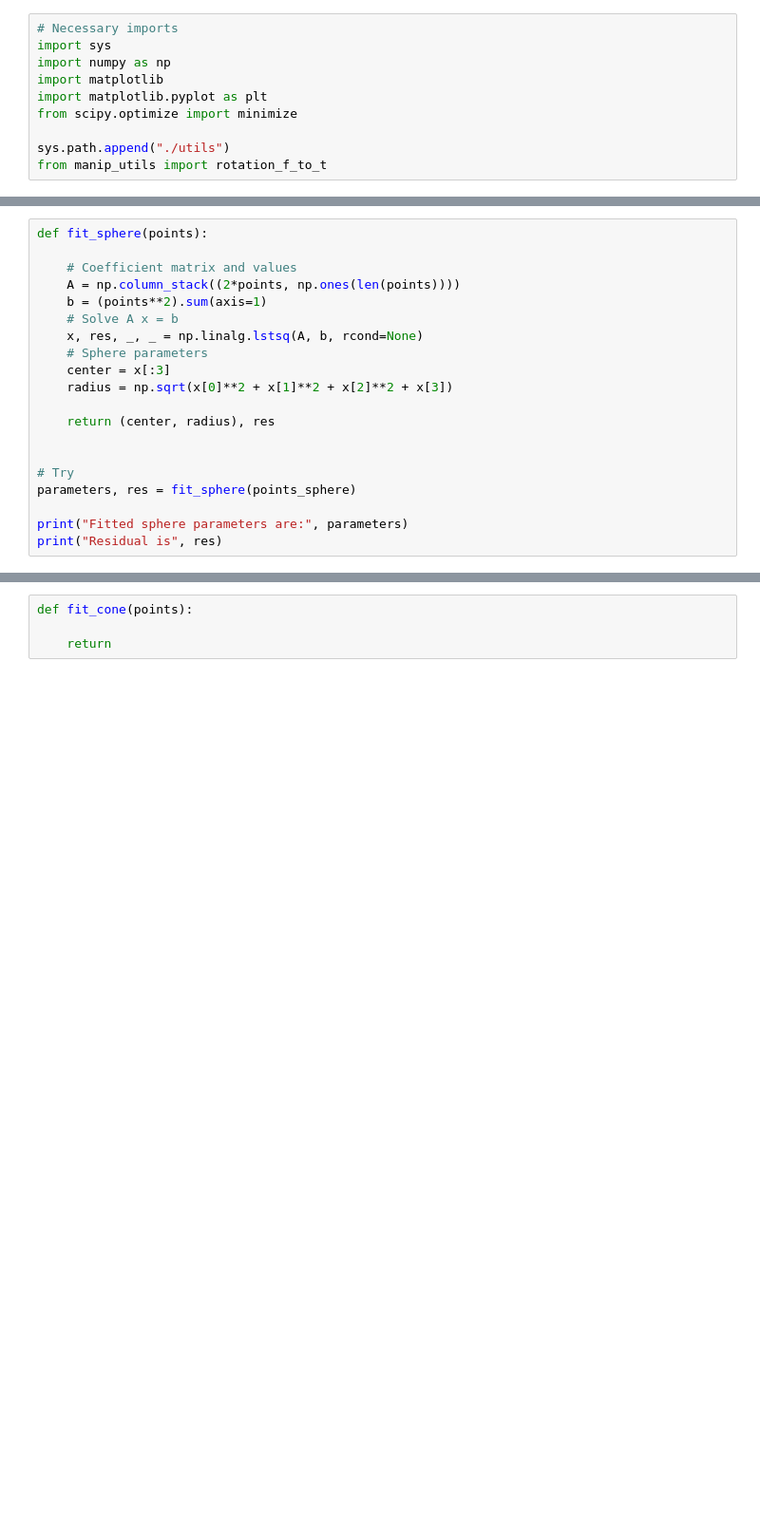
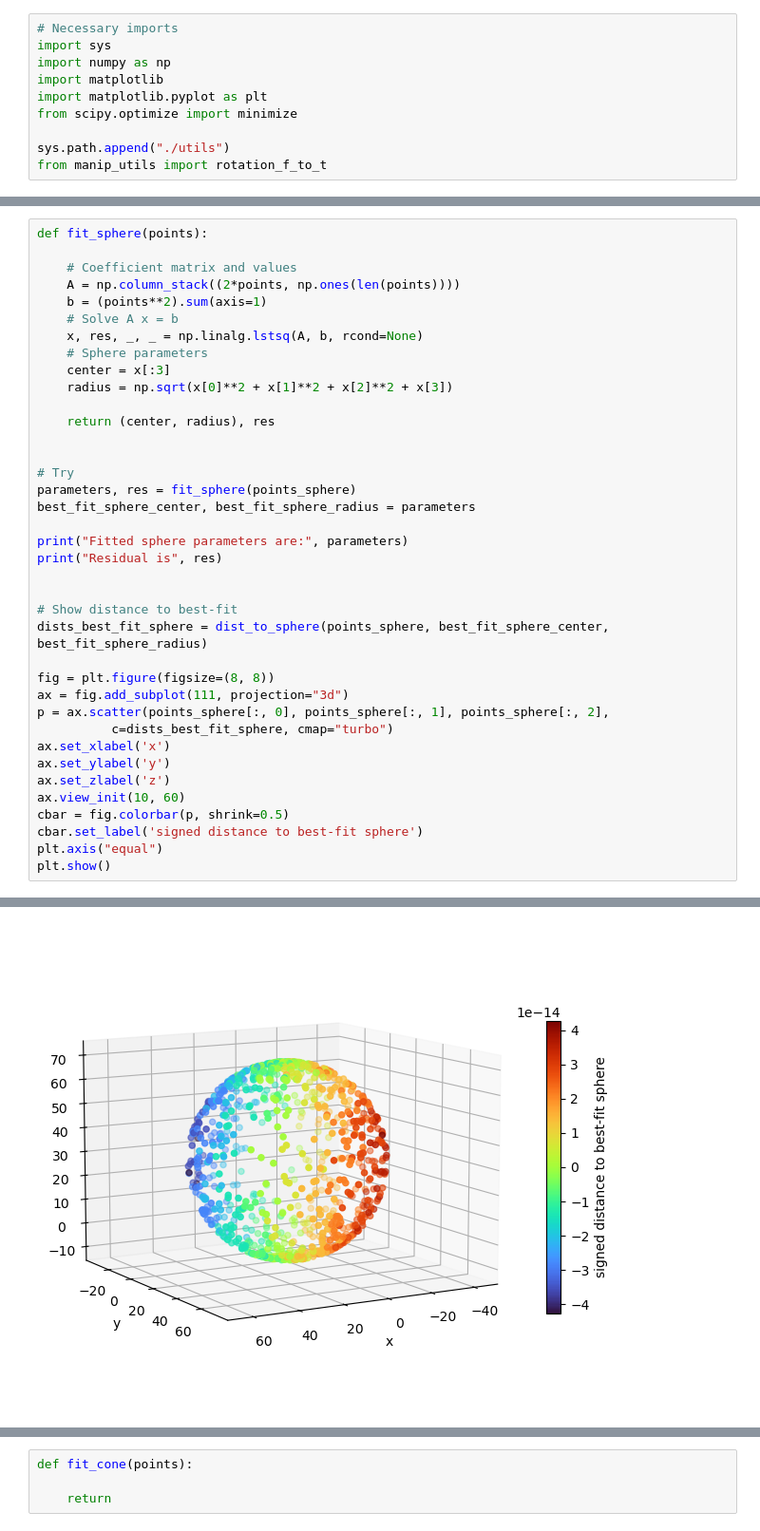
Before and after one commit to jlgregorio/tutorials-pointcloud-python, a Jupyter notebook: 5.primitive_fitting.ipynb, the cells around one changed output, grey strips where cells are left out. Shown at 95% size. Cells and saved outputs as stored; diff of their text form; blank space fills up the shorter version.

```diff
--- a/5.primitive_fitting.ipynb
+++ b/5.primitive_fitting.ipynb
@@ -236,7 +338,25 @@ def fit_sphere(points):
 
 # Try
 parameters, res = fit_sphere(points_sphere)
+best_fit_sphere_center, best_fit_sphere_radius = parameters
 
 print("Fitted sphere parameters are:", parameters)
 print("Residual is", res)
+
+
+# Show distance to best-fit
+dists_best_fit_sphere = dist_to_sphere(points_sphere, best_fit_sphere_center, best_fit_sphere_radius)
+
+fig = plt.figure(figsize=(8, 8))
+ax = fig.add_subplot(111, projection="3d")
+p = ax.scatter(points_sphere[:, 0], points_sphere[:, 1], points_sphere[:, 2],
+          c=dists_best_fit_sphere, cmap="turbo")
+ax.set_xlabel('x')
+ax.set_ylabel('y')
+ax.set_zlabel('z')
+ax.view_init(10, 60)
+cbar = fig.colorbar(p, shrink=0.5)
+cbar.set_label('signed distance to best-fit sphere')
+plt.axis("equal")
+plt.show()
 # %% [output]
@@ -245,3 +365,4 @@ Residual is [8.44561666e-22]
+[figure, added]
 # %% [markdown]
 ## Cylinder
 
```
Also changed, not shown: parts of 30 cells of this notebook, 2 other files.
